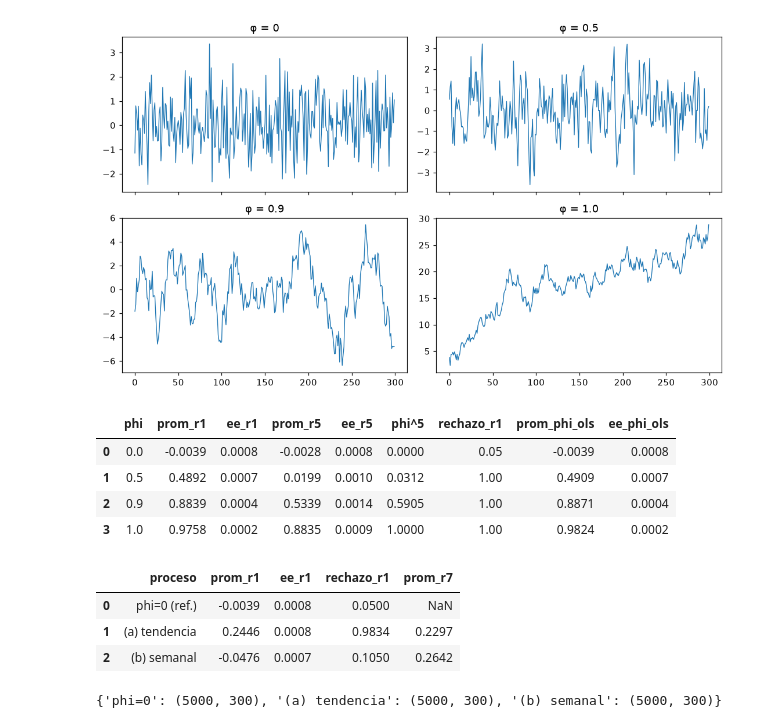
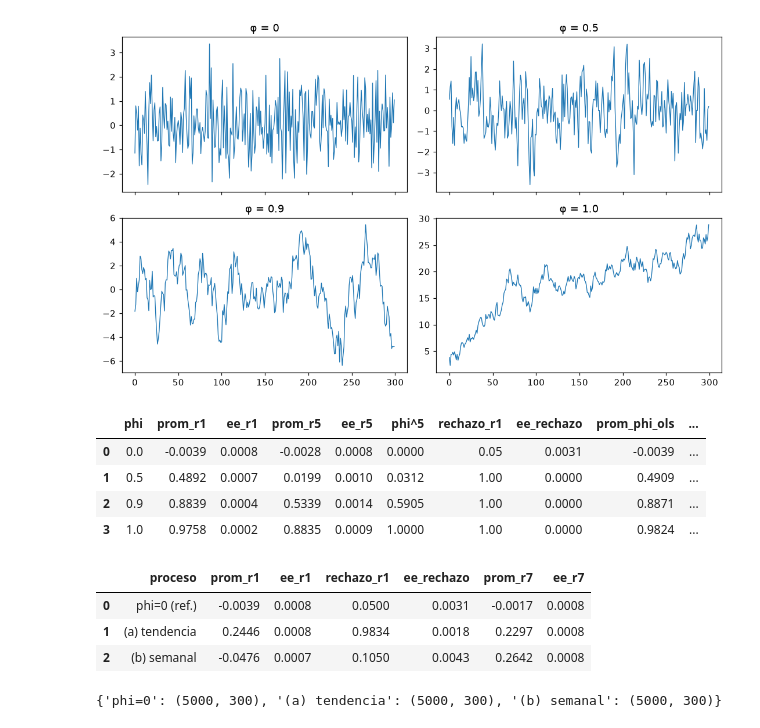
Before and after one commit to xNoksS/bi-tarea4-series-de-tiempo, a Jupyter notebook: Tarea4.ipynb, the cells around one changed output. Saved outputs shown, nothing was run; the diff lists cells and outputs as text; code cells hidden in the pictures.

```diff
--- a/Tarea4.ipynb
+++ b/Tarea4.ipynb
@@ -100,27 +100,28 @@ def phi_ols_matriz(Y):
 # %%
 filas = []
 for i, phi in enumerate(phis):
     rng = np.random.default_rng(SEED_BASE + i)     # semilla distinta por escenario
     Y = simular_ar1_reps(REPS, n=N, phi=phi, rng=rng)
     r1, r5, ph = r_k_matriz(Y, 1), r_k_matriz(Y, 5), phi_ols_matriz(Y)
+    p = (np.abs(r1) > 1.96 / np.sqrt(N)).mean()
     filas.append({
         "phi": phi,
         "prom_r1": r1.mean(),  "ee_r1": r1.std(ddof=1) / np.sqrt(REPS),
         "prom_r5": r5.mean(),  "ee_r5": r5.std(ddof=1) / np.sqrt(REPS),
         "phi^5": phi**5,
-        "rechazo_r1": (np.abs(r1) > 1.96 / np.sqrt(N)).mean(),
+        "rechazo_r1": p,       "ee_rechazo": np.sqrt(p * (1 - p) / REPS),
         "prom_phi_ols": ph.mean(), "ee_phi_ols": ph.std(ddof=1) / np.sqrt(REPS),
     })
 
 tabla02 = pd.DataFrame(filas).round(4)
 tabla02.to_csv(TAB / "p0_tabla_02.csv", index=False)
 tabla02
 # %% [output]
-|  | phi | prom_r1 | ee_r1 | prom_r5 | ee_r5 | phi^5 | rechazo_r1 | prom_phi_ols | ee_phi_ols |
-| 0 | 0.0 | -0.0039 | 0.0008 | -0.0028 | 0.0008 | 0.0000 | 0.05 | -0.0039 | 0.0008 |
-| 1 | 0.5 | 0.4892 | 0.0007 | 0.0199 | 0.0010 | 0.0312 | 1.00 | 0.4909 | 0.0007 |
-| 2 | 0.9 | 0.8839 | 0.0004 | 0.5339 | 0.0014 | 0.5905 | 1.00 | 0.8871 | 0.0004 |
-| 3 | 1.0 | 0.9758 | 0.0002 | 0.8835 | 0.0009 | 1.0000 | 1.00 | 0.9824 | 0.0002 |
+|  | phi | prom_r1 | ee_r1 | prom_r5 | ee_r5 | phi^5 | rechazo_r1 | ee_rechazo | prom_phi_ols | ... |
+| 0 | 0.0 | -0.0039 | 0.0008 | -0.0028 | 0.0008 | 0.0000 | 0.05 | 0.0031 | -0.0039 | ... |
+| 1 | 0.5 | 0.4892 | 0.0007 | 0.0199 | 0.0010 | 0.0312 | 1.00 | 0.0000 | 0.4909 | ... |
+| 2 | 0.9 | 0.8839 | 0.0004 | 0.5339 | 0.0014 | 0.5905 | 1.00 | 0.0000 | 0.8871 | ... |
+| 3 | 1.0 | 0.9758 | 0.0002 | 0.8835 | 0.0009 | 1.0000 | 1.00 | 0.0000 | 0.9824 | ... |
 # %%
 def simular_media(m, reps, sigma=1.0, rng=None):
     """Y_t = m_t + eps_t, replicado `reps` veces. Devuelve (reps, len(m))."""
@@ -133,31 +134,30 @@ procesos = {
     "(b) semanal":   np.where(t % 7 == 6, -1.5, 0.25),
 }
 
-filas04 = [{"proceso": "phi=0 (ref.)",
-            "prom_r1": tabla02.loc[0, "prom_r1"],
-            "ee_r1": tabla02.loc[0, "ee_r1"],
-            "rechazo_r1": tabla02.loc[0, "rechazo_r1"],
-            "prom_r7": np.nan}]
-
-for j, (nombre, m) in enumerate(procesos.items()):
-    rng = np.random.default_rng(SEED_BASE + 10 + j)
-    Y = simular_media(m, REPS, rng=rng)
+def resumen_04(nombre, Y):
     r1, r7 = r_k_matriz(Y, 1), r_k_matriz(Y, 7)
-    filas04.append({
+    p = (np.abs(r1) > 1.96 / np.sqrt(N)).mean()
+    return {
         "proceso": nombre,
         "prom_r1": r1.mean(), "ee_r1": r1.std(ddof=1) / np.sqrt(REPS),
-        "rechazo_r1": (np.abs(r1) > 1.96 / np.sqrt(N)).mean(),
-        "prom_r7": r7.mean(),
-    })
+        "rechazo_r1": p,      "ee_rechazo": np.sqrt(p * (1 - p) / REPS),
+        "prom_r7": r7.mean(), "ee_r7": r7.std(ddof=1) / np.sqrt(REPS),
+    }
+
+filas04 = [resumen_04("phi=0 (ref.)",
+                      simular_ar1_reps(REPS, n=N, phi=0.0, rng=np.random.default_rng(SEED_BASE + 0)))]
+for j, (nombre, m) in enumerate(procesos.items()):
+    Y = simular_media(m, REPS, rng=np.random.default_rng(SEED_BASE + 10 + j))
+    filas04.append(resumen_04(nombre, Y))
 
 tabla04 = pd.DataFrame(filas04).round(4)
 tabla04.to_csv(TAB / "p0_tabla_04.csv", index=False)
 tabla04
 # %% [output]
-|  | proceso | prom_r1 | ee_r1 | rechazo_r1 | prom_r7 |
-| 0 | phi=0 (ref.) | -0.0039 | 0.0008 | 0.0500 | NaN |
-| 1 | (a) tendencia | 0.2446 | 0.0008 | 0.9834 | 0.2297 |
-| 2 | (b) semanal | -0.0476 | 0.0007 | 0.1050 | 0.2642 |
+|  | proceso | prom_r1 | ee_r1 | rechazo_r1 | ee_rechazo | prom_r7 | ee_r7 |
+| 0 | phi=0 (ref.) | -0.0039 | 0.0008 | 0.0500 | 0.0031 | -0.0017 | 0.0008 |
+| 1 | (a) tendencia | 0.2446 | 0.0008 | 0.9834 | 0.0018 | 0.2297 | 0.0008 |
+| 2 | (b) semanal | -0.0476 | 0.0007 | 0.1050 | 0.0043 | 0.2642 | 0.0008 |
 # %%
 from scipy.stats import chi2
 from statsmodels.stats.diagnostic import acorr_ljungbox
```
Also changed, not shown: parts of 1 cell of this notebook, 3 other files.
